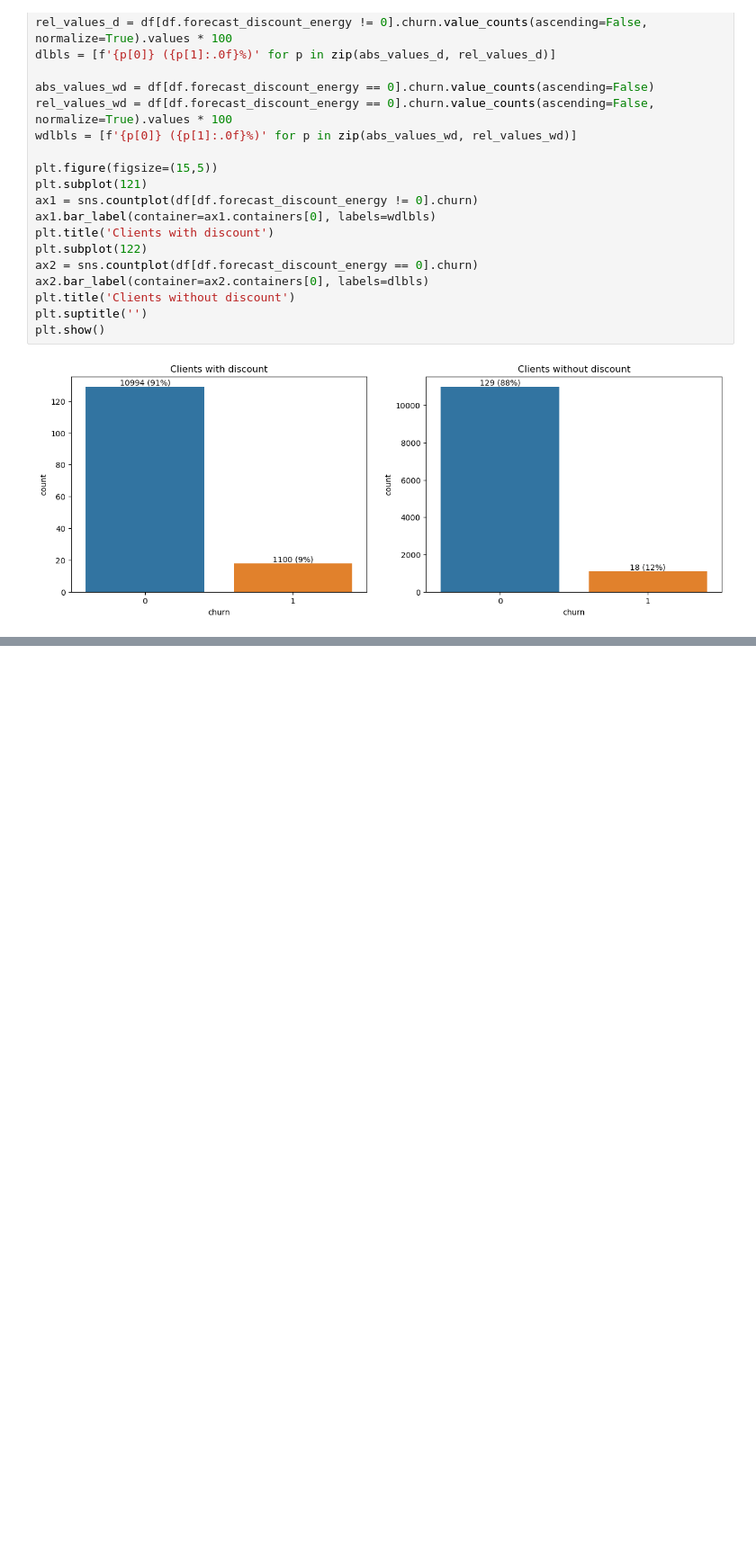
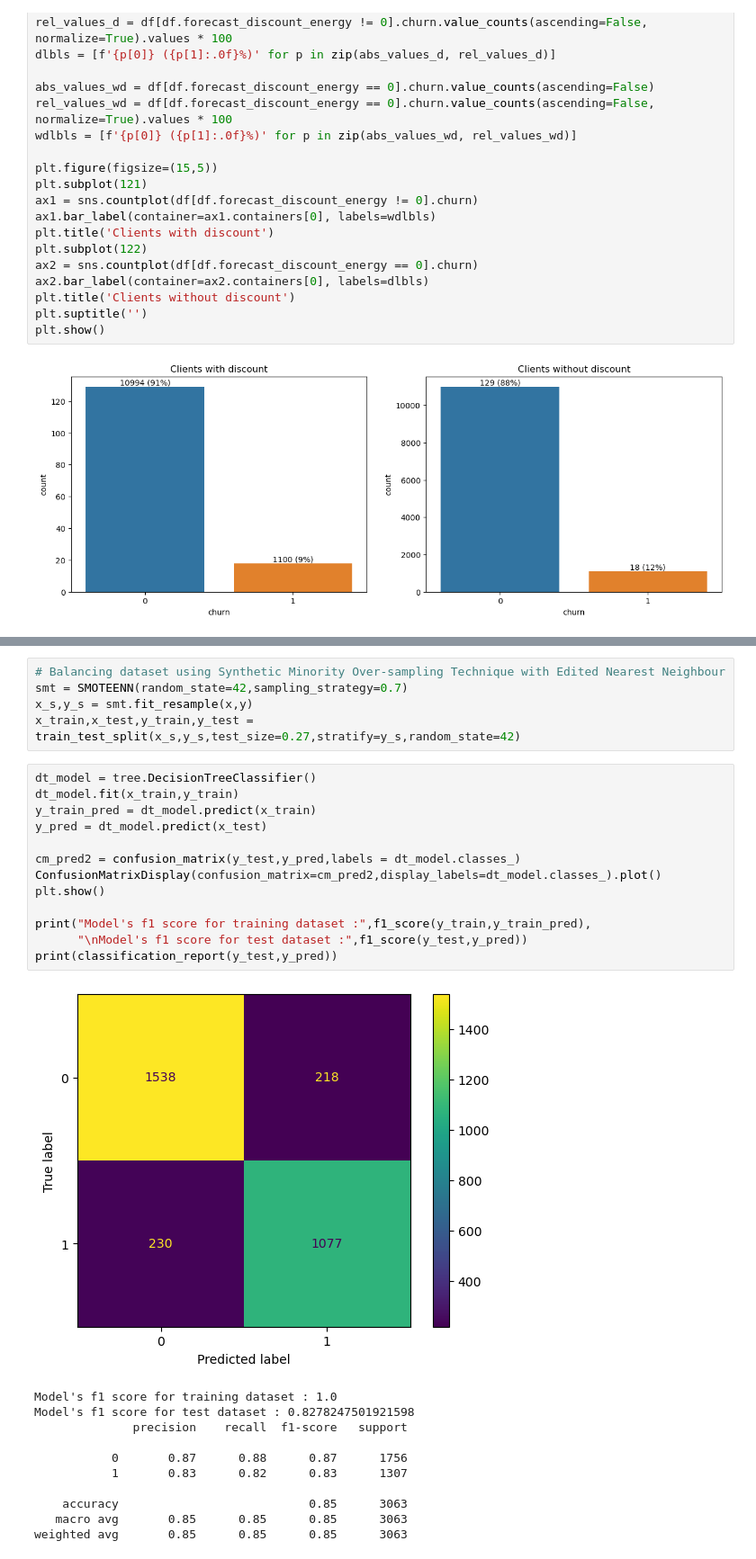
Before and after one commit to RU-Insane/Churn-Prediction-and-Analysis, a Jupyter notebook: Stat Modeling - Logistics Regression v1.ipynb, the cells around one changed output, grey strips where cells are left out. Shown at 90% size. Saved outputs shown, nothing was run; the diff lists cells and outputs as text; blank space fills up the shorter version.

```diff
--- a/Stat Modeling - Logistics Regression v1.ipynb
+++ b/Stat Modeling - Logistics Regression v1.ipynb
@@ -488,0 +530,30 @@ plt.show()
+# %%
+# Balancing dataset using Synthetic Minority Over-sampling Technique with Edited Nearest Neighbour
+smt = SMOTEENN(random_state=42,sampling_strategy=0.7)
+x_s,y_s = smt.fit_resample(x,y)
+x_train,x_test,y_train,y_test = train_test_split(x_s,y_s,test_size=0.27,stratify=y_s,random_state=42)
+# %%
+dt_model = tree.DecisionTreeClassifier()
+dt_model.fit(x_train,y_train)
+y_train_pred = dt_model.predict(x_train)
+y_pred = dt_model.predict(x_test)
+
+cm_pred2 = confusion_matrix(y_test,y_pred,labels = dt_model.classes_)
+ConfusionMatrixDisplay(confusion_matrix=cm_pred2,display_labels=dt_model.classes_).plot()
+plt.show()
+
+print("Model's f1 score for training dataset :",f1_score(y_train,y_train_pred),
+      "\nModel's f1 score for test dataset :",f1_score(y_test,y_pred))
+print(classification_report(y_test,y_pred))
+# %% [output]
+[figure, added]
+Model's f1 score for training dataset : 1.0
+Model's f1 score for test dataset : 0.8278247501921598
+              precision    recall  f1-score   support
+
+           0       0.87      0.88      0.87      1756
+           1       0.83      0.82      0.83      1307
+
+    accuracy                           0.85      3063
+   macro avg       0.85      0.85      0.85      3063
+weighted avg       0.85      0.85      0.85      3063
```
Also changed, not shown: parts of 17 cells of this notebook.
